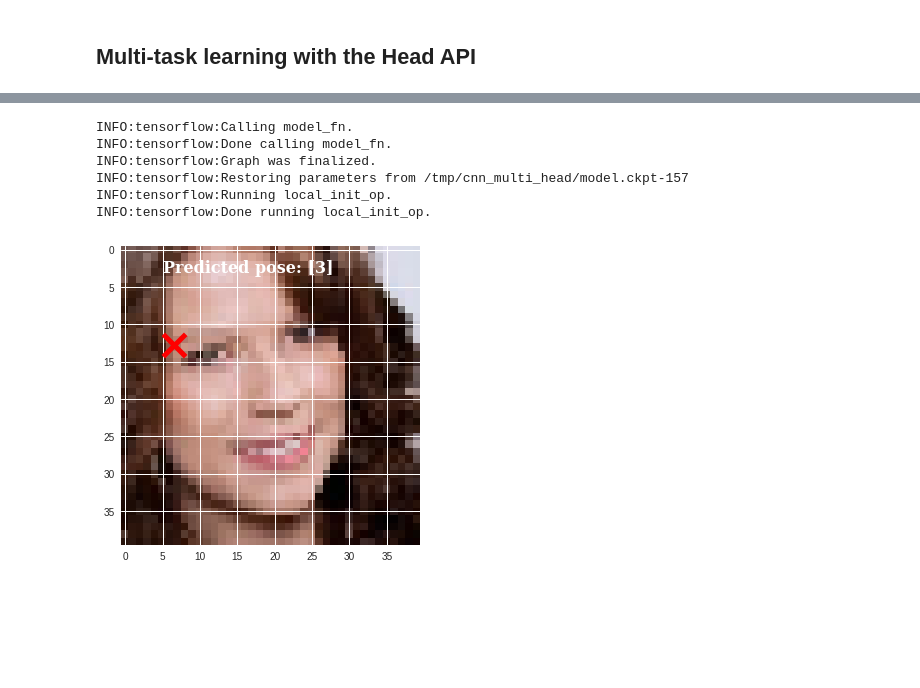
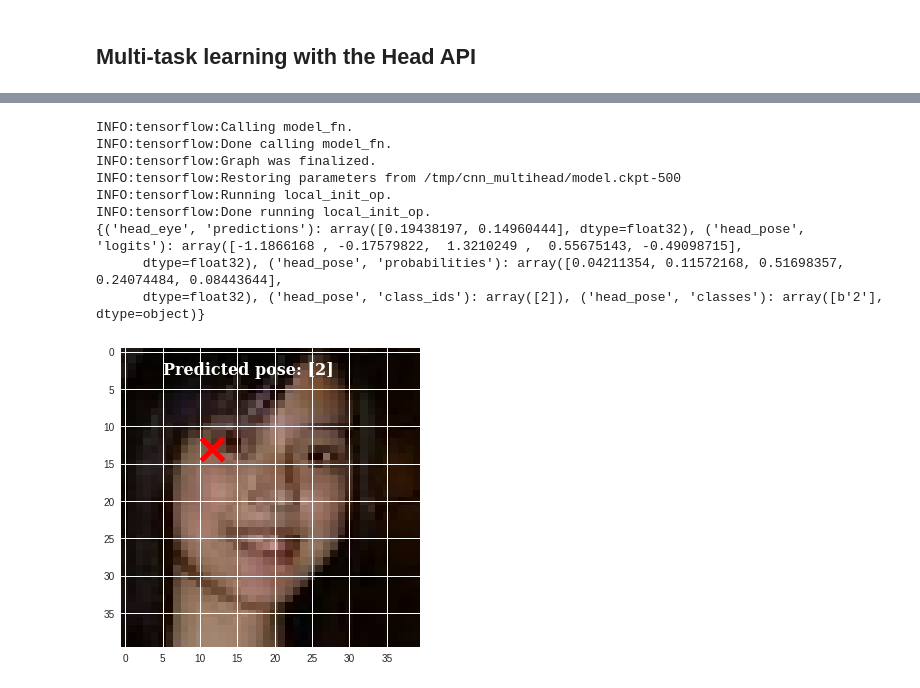
Before and after one commit to datascienceroma/notebook, a Jupyter notebook: [IAML]_Tutorial_Head_API.ipynb, the cells around one changed output, grey strips where cells are left out. Drawn from its saved outputs; the diff is of its cells as text; code cells hidden in the pictures; blank space fills up the shorter version.

Commit message:
Updated notebook on head APIs and multi-task learning.

```diff
--- a/[IAML]_Tutorial_Head_API.ipynb
+++ b/[IAML]_Tutorial_Head_API.ipynb
@@ -335,7 +335,7 @@ INFO:tensorflow:Loss for final step: 14.961566.
 # %% [markdown]
 ## Multi-task learning with the Head API
 # %%
-def multihead_input_fn(data, is_eval=True):
+def multihead_input_fn(data, is_eval=False):
   features, labels = input_fn(data, is_eval=is_eval)
   return features, {'head_eye': labels[:, 0:2], 'head_pose': tf.cast(labels[:, -1] - 1.0, tf.int32)}
 # %%
@@ -361,6 +361,6 @@ def multi_head_cnn_model_fn(features, labels, mode):
 # %%
 # Create the Estimator
 multitask_classifier = tf.estimator.Estimator(
-    model_fn=multi_head_cnn_model_fn, model_dir="/tmp/cnn_multi_head")
+    model_fn=multi_head_cnn_model_fn, model_dir="/tmp/cnn_multihead")
 # %% [output]
 INFO:tensorflow:Using default config.
@@ -404,30 +410,34 @@ INFO:tensorflow:Saving dict for global step 157: accuracy/head_pose = 0.36227044
+# %%
+p = list(multitask_classifier.predict(lambda: input_fn_predict(test_data)))
+print(p[0])
+# %% [output]
+INFO:tensorflow:Calling model_fn.
+INFO:tensorflow:Done calling model_fn.
+INFO:tensorflow:Graph was finalized.
+INFO:tensorflow:Restoring parameters from /tmp/cnn_multihead/model.ckpt-500
+INFO:tensorflow:Running local_init_op.
+INFO:tensorflow:Done running local_init_op.
+{('head_eye', 'predictions'): array([0.19438197, 0.14960444], dtype=float32), ('head_pose', 'logits'): array([-1.1866168 , -0.17579822,  1.3210249 ,  0.55675143, -0.49098715],
+      dtype=float32), ('head_pose', 'probabilities'): array([0.04211354, 0.11572168, 0.51698357, 0.24074484, 0.08443644],
+      dtype=float32), ('head_pose', 'class_ids'): array([2]), ('head_pose', 'classes'): array([b'2'], dtype=object)}
 # %%
-# Valutiamo una singola predizione
-p = list(multitask_classifier.predict(lambda: input_fn_predict(test_data)))
-
 with tf.Session() as sess:
   imgs = sess.run(input_fn_predict(test_data))
 
   font = {'family': 'serif',
         'color':  'white',
         'weight': 'bold',
         'size': 16,
         }
 
 
-  img_idx = 1
+  img_idx = 2
 
   prediction_eye = p[img_idx][(('head_eye', 'predictions'))]
   prediction_pose = p[img_idx][(('head_pose', 'class_ids'))]
 
   plt.imshow(imgs["x"][img_idx] / 255)
   plt.scatter(prediction_eye[0] * 40, prediction_eye[1] * 40, 500, marker='x', color='red', linewidth=5)
   plt.text(5, 3, 'Predicted pose: {}'.format(prediction_pose), fontdict=font)
 # %% [output]
-INFO:tensorflow:Calling model_fn.
-INFO:tensorflow:Done calling model_fn.
-INFO:tensorflow:Graph was finalized.
-INFO:tensorflow:Restoring parameters from /tmp/cnn_multi_head/model.ckpt-157
-INFO:tensorflow:Running local_init_op.
-INFO:tensorflow:Done running local_init_op.
-[figure, old version]
+[figure, new version]
```
Also changed, not shown: parts of 4 cells of this notebook.
